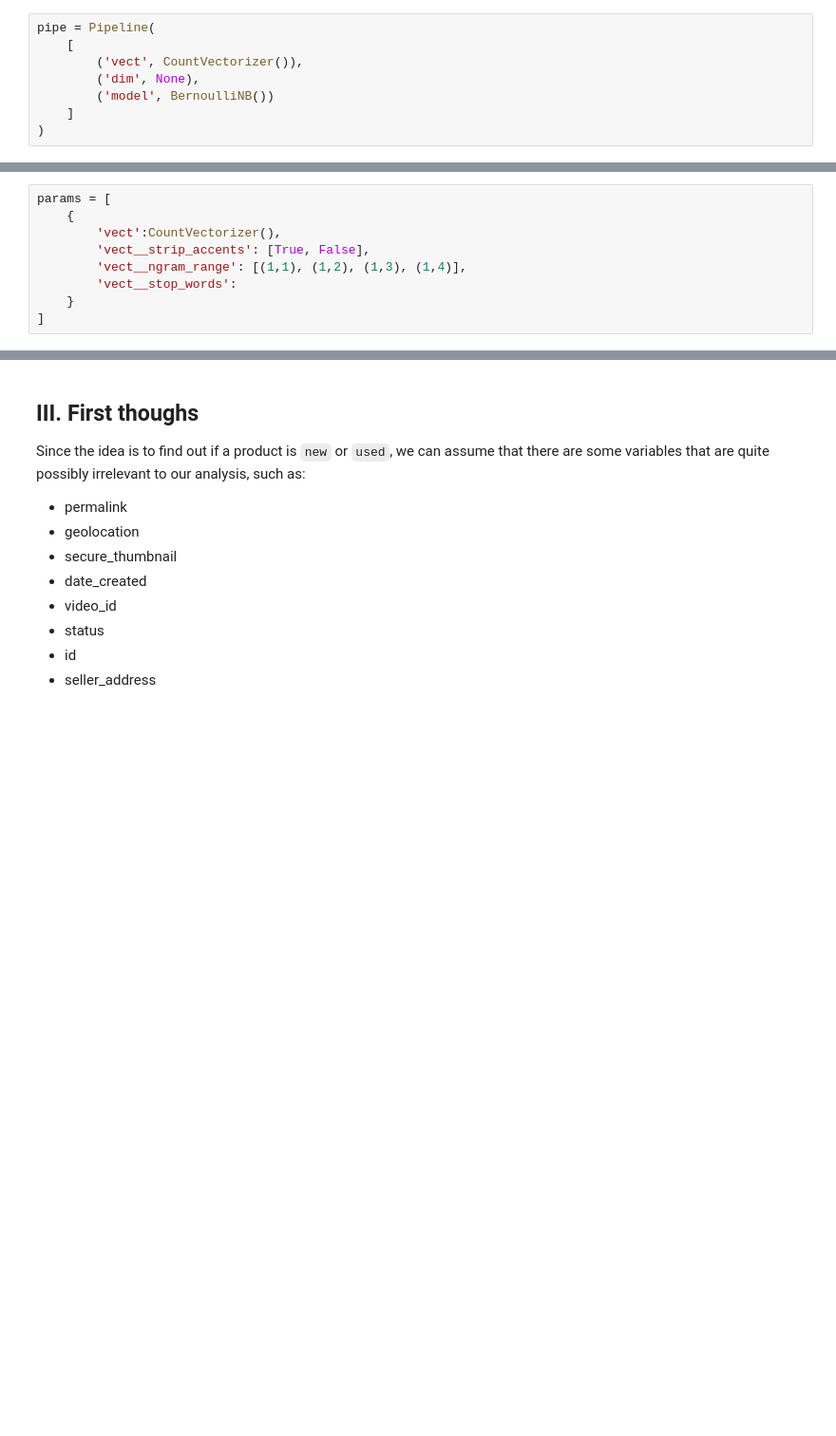
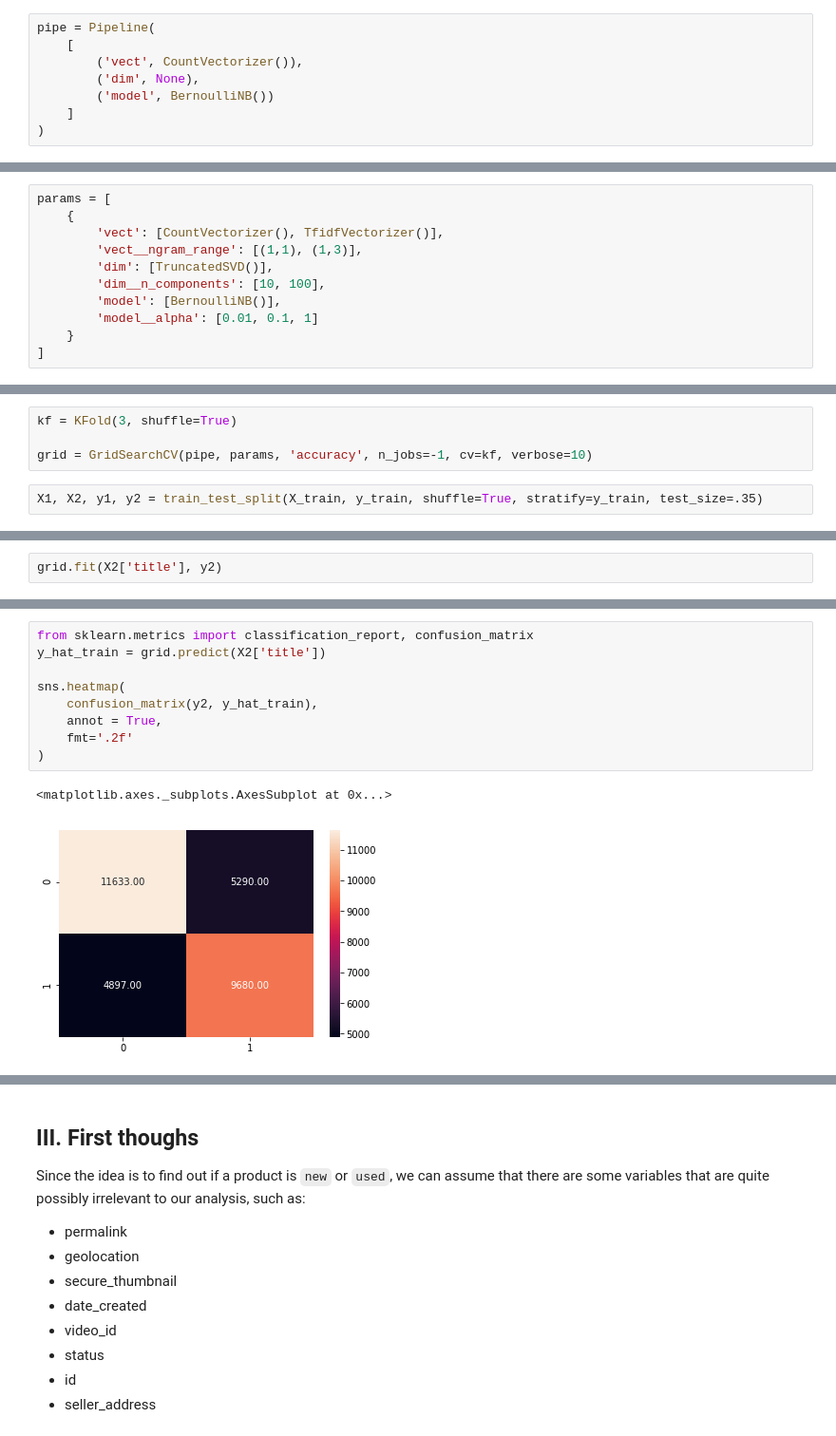
Before and after one commit to francodegio/MeLi, a Jupyter notebook: notebooks/0_Exploratory_Data_Analysis.ipynb, the cells around one changed output, grey strips where cells are left out. Shown: that part at 95% size. Cells and saved outputs as stored; diff of their text form; blank space fills up the shorter version.

Commit message:
train some models with title

```diff
--- a/notebooks/0_Exploratory_Data_Analysis.ipynb
+++ b/notebooks/0_Exploratory_Data_Analysis.ipynb
@@ -686,9 +686,11 @@ import nltk
 # %%
 params = [
     {
-        'vect':CountVectorizer(),
-        'vect__strip_accents': [True, False],
-        'vect__ngram_range': [(1,1), (1,2), (1,3), (1,4)],
-        'vect__stop_words':
+        'vect': [CountVectorizer(), TfidfVectorizer()],
+        'vect__ngram_range': [(1,1), (1,3)],
+        'dim': [TruncatedSVD()],
+        'dim__n_components': [10, 100],
+        'model': [BernoulliNB()],
+        'model__alpha': [0.01, 0.1, 1]
     }
 ]
@@ -698,0 +697,6 @@ z = pd.Series(0, index=pmt)
+# %%
+kf = KFold(3, shuffle=True)
+
+grid = GridSearchCV(pipe, params, 'accuracy', n_jobs=-1, cv=kf, verbose=10)
+# %%
+X1, X2, y1, y2 = train_test_split(X_train, y_train, shuffle=True, stratify=y_train, test_size=.35)
@@ -698,0 +707,2 @@ z = pd.Series(0, index=pmt)
+# %%
+grid.fit(X2['title'], y2)
@@ -698,0 +738,12 @@ z = pd.Series(0, index=pmt)
+# %%
+from sklearn.metrics import classification_report, confusion_matrix
+y_hat_train = grid.predict(X2['title'])
+
+sns.heatmap(
+    confusion_matrix(y2, y_hat_train),
+    annot = True,
+    fmt='.2f'
+)
+# %% [output]
+<matplotlib.axes._subplots.AxesSubplot at 0x...>
+[figure, added]
```
Also changed, not shown: parts of 16 cells of this notebook.
